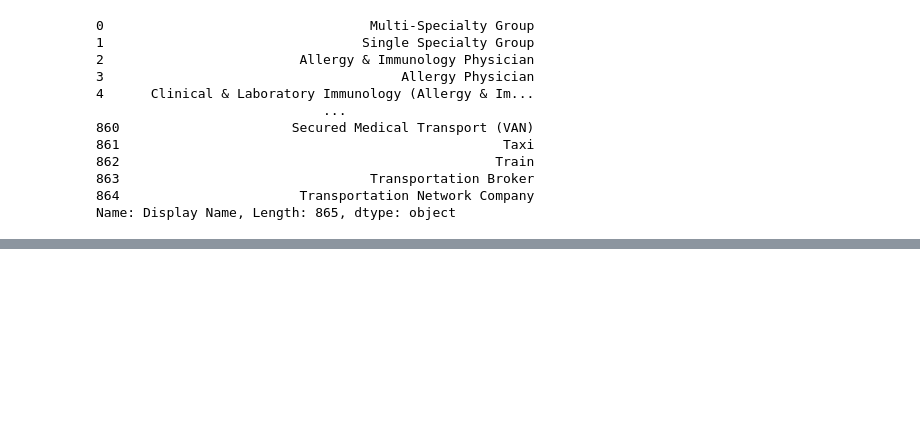
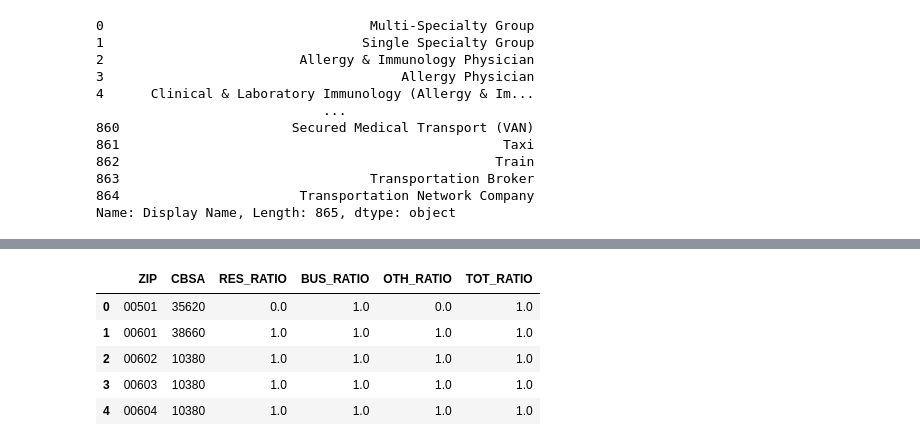
Before and after one commit to nss-data-science-cohort-4/hcbb_hop_team-aac_dog_moms, a Jupyter notebook: notebooks/ce_load_sql_nppes_db.ipynb, the cells around one changed output, grey strips where cells are left out. Drawn from its saved outputs; the diff is of its cells as text; code cells hidden in the pictures; blank space fills up the shorter version.

```diff
--- a/notebooks/ce_load_sql_nppes_db.ipynb
+++ b/notebooks/ce_load_sql_nppes_db.ipynb
@@ -313,0 +457,9 @@ db.close()
+# %%
+zip_cbsa.head()
+# %% [output]
+|  | ZIP | CBSA | RES_RATIO | BUS_RATIO | OTH_RATIO | TOT_RATIO |
+| 0 | 00501 | 35620 | 0.0 | 1.0 | 0.0 | 1.0 |
+| 1 | 00601 | 38660 | 1.0 | 1.0 | 1.0 | 1.0 |
+| 2 | 00602 | 10380 | 1.0 | 1.0 | 1.0 | 1.0 |
+| 3 | 00603 | 10380 | 1.0 | 1.0 | 1.0 | 1.0 |
+| 4 | 00604 | 10380 | 1.0 | 1.0 | 1.0 | 1.0 |
```
Also changed, not shown: parts of 34 cells of this notebook.
